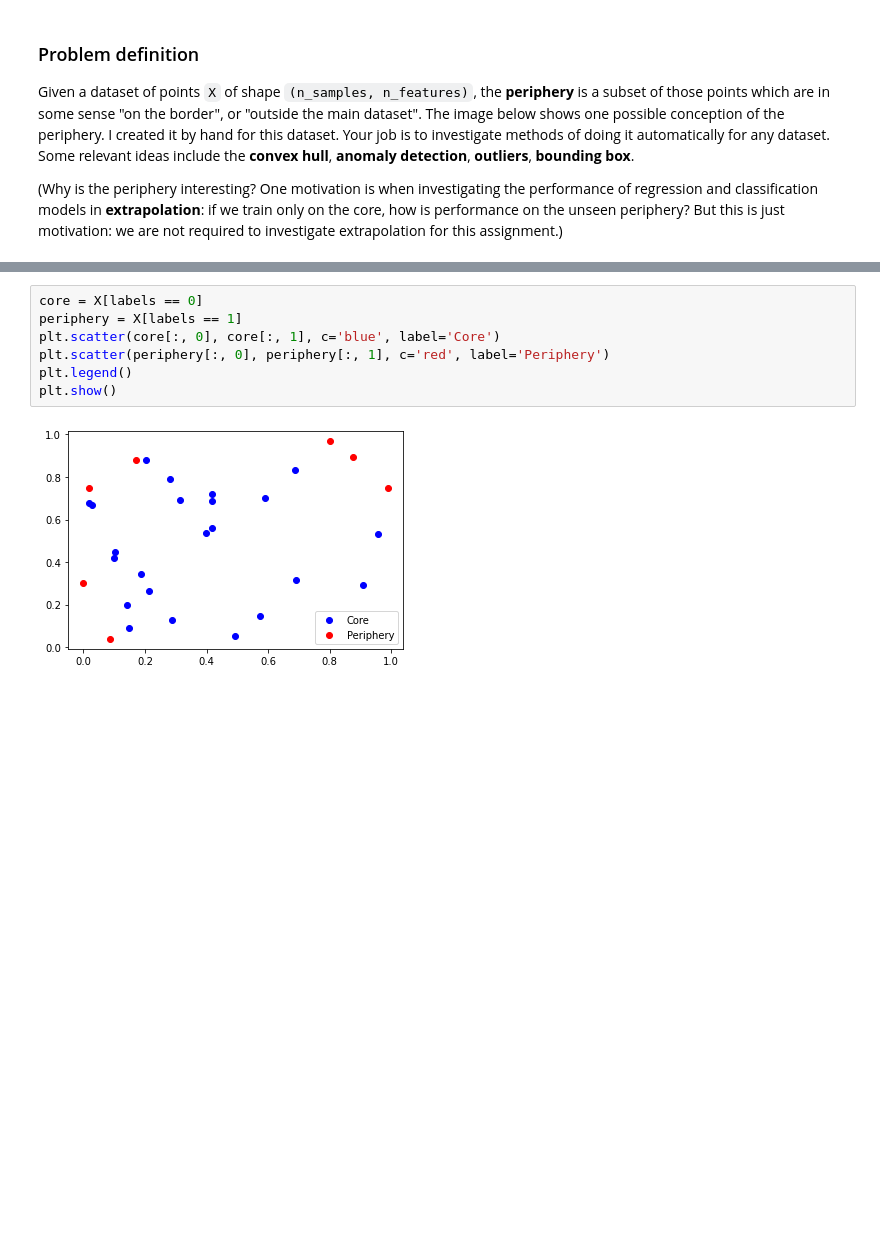
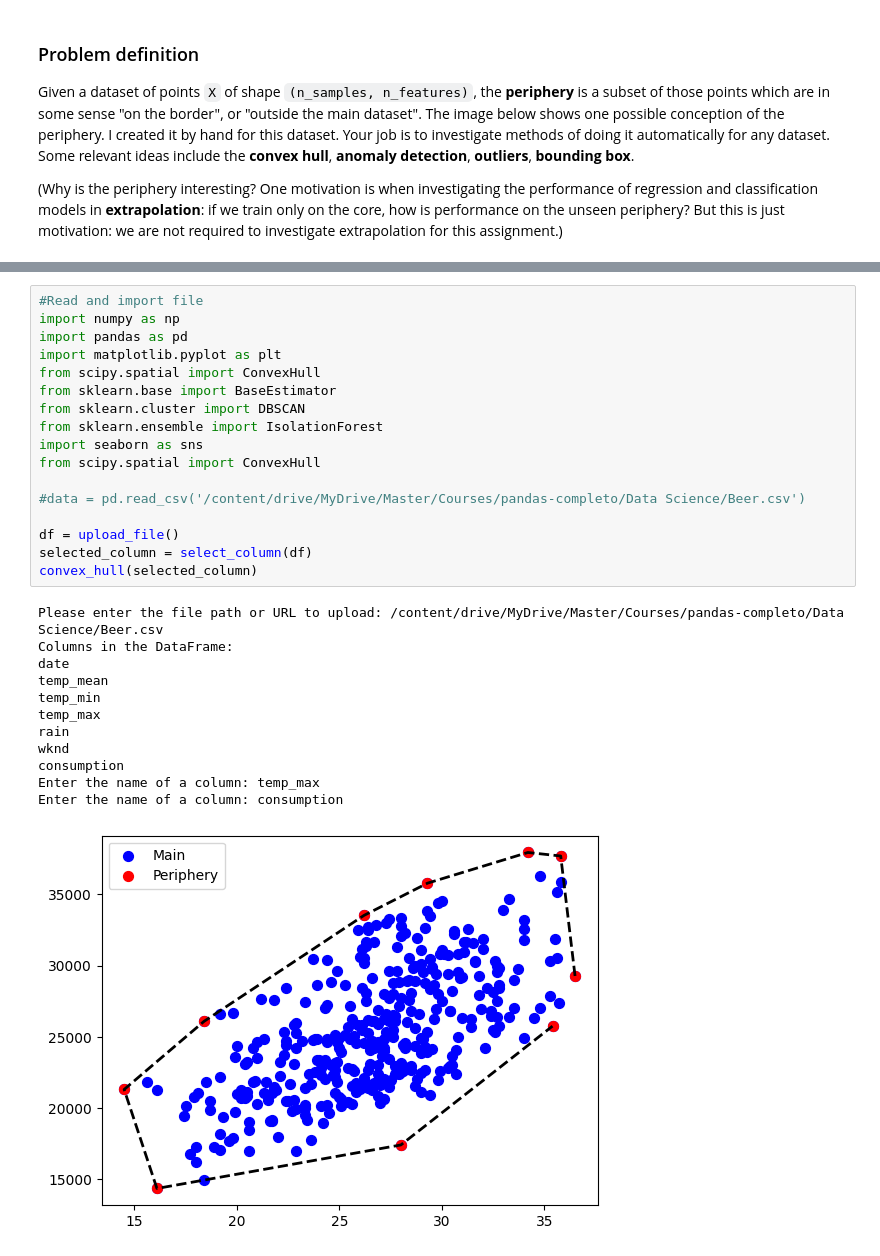
Before and after one commit to RafaelNovais/Challenge, a Jupyter notebook: Assignment_2_Periphery.ipynb, the cells around one changed output, grey strips where cells are left out. Cells and saved outputs as stored; diff of their text form; blank space fills up the shorter version.

```diff
--- a/Assignment_2_Periphery.ipynb
+++ b/Assignment_2_Periphery.ipynb
@@ -72,9 +76,30 @@ labels[[1, 10, 12, 13, 14, 19, 20]] = 1
-# %%
-core = X[labels == 0]
-periphery = X[labels == 1]
-plt.scatter(core[:, 0], core[:, 1], c='blue', label='Core')
-plt.scatter(periphery[:, 0], periphery[:, 1], c='red', label='Periphery')
-plt.legend()
-plt.show()
-# %% [output]
-[figure, removed]
+# %%
+#Read and import file
+import numpy as np
+import pandas as pd
+import matplotlib.pyplot as plt
+from scipy.spatial import ConvexHull
+from sklearn.base import BaseEstimator
+from sklearn.cluster import DBSCAN
+from sklearn.ensemble import IsolationForest
+import seaborn as sns
+from scipy.spatial import ConvexHull
+
+#data = pd.read_csv('/content/drive/MyDrive/Master/Courses/pandas-completo/Data Science/Beer.csv')
+
+df = upload_file()
+selected_column = select_column(df)
+convex_hull(selected_column)
+# %% [output]
+Please enter the file path or URL to upload: /content/drive/MyDrive/Master/Courses/pandas-completo/Data Science/Beer.csv
+Columns in the DataFrame:
+date
+temp_mean
+temp_min
+temp_max
+rain
+wknd
+consumption
+Enter the name of a column: temp_max
+Enter the name of a column: consumption
+[figure, added]
```
Also changed, not shown: parts of 11 cells of this notebook.
